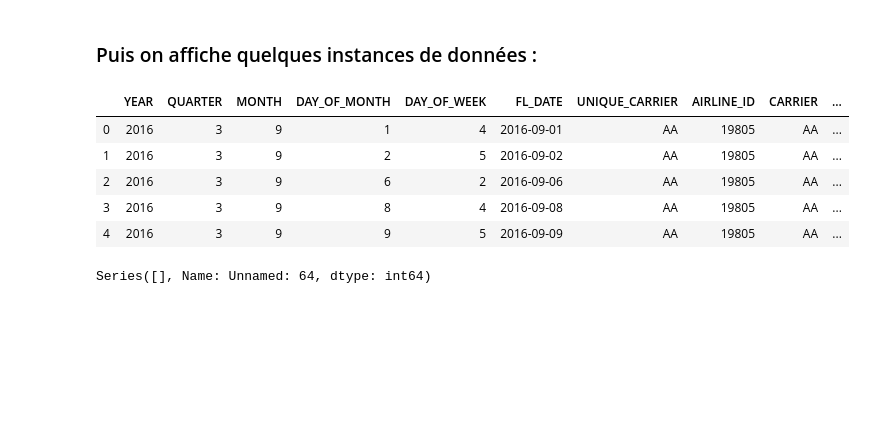
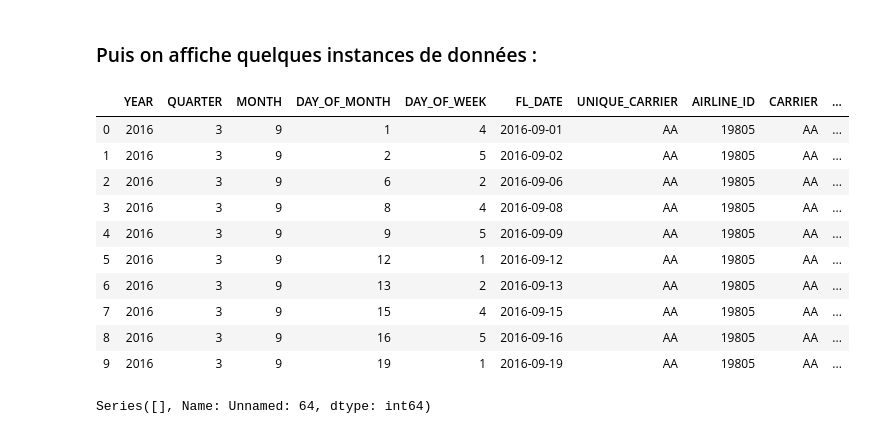
Before and after one commit to Severac/openclassrooms, a Jupyter notebook: PJ4/PJ4_dataexplore.ipynb, the cells around one changed output. Cells and saved outputs as stored; diff of their text form; code cells hidden in the pictures; blank space fills up the shorter version.

```diff
--- a/PJ4/PJ4_dataexplore.ipynb
+++ b/PJ4/PJ4_dataexplore.ipynb
@@ -125,6 +130,8 @@ Loading file datasets/transats/2016_01.csv
 Loading file datasets/transats/2016_10.csv
 Loading file datasets/transats/2016_11.csv
 Loading file datasets/transats/2016_08.csv
+# %%
+df.reset_index(drop=True, inplace=True)
 # %% [markdown]
 ###  On vérifie que le nombre de lignes intégrées dans le Dataframe correspond au nombre de lignes du fichier
 # %%
@@ -144,14 +151,19 @@ Nombre d'instances dans le dataframe: 5635978
 # %% [markdown]
 ### Puis on affiche quelques instances de données :
 # %%
-df.head(5)
+df.head(10)
 # %% [output]
 |  | YEAR | QUARTER | MONTH | DAY_OF_MONTH | DAY_OF_WEEK | FL_DATE | UNIQUE_CARRIER | AIRLINE_ID | CARRIER | ... |
 | 0 | 2016 | 3 | 9 | 1 | 4 | 2016-09-01 | AA | 19805 | AA | ... |
 | 1 | 2016 | 3 | 9 | 2 | 5 | 2016-09-02 | AA | 19805 | AA | ... |
 | 2 | 2016 | 3 | 9 | 6 | 2 | 2016-09-06 | AA | 19805 | AA | ... |
 | 3 | 2016 | 3 | 9 | 8 | 4 | 2016-09-08 | AA | 19805 | AA | ... |
 | 4 | 2016 | 3 | 9 | 9 | 5 | 2016-09-09 | AA | 19805 | AA | ... |
+| 5 | 2016 | 3 | 9 | 12 | 1 | 2016-09-12 | AA | 19805 | AA | ... |
+| 6 | 2016 | 3 | 9 | 13 | 2 | 2016-09-13 | AA | 19805 | AA | ... |
+| 7 | 2016 | 3 | 9 | 15 | 4 | 2016-09-15 | AA | 19805 | AA | ... |
+| 8 | 2016 | 3 | 9 | 16 | 5 | 2016-09-16 | AA | 19805 | AA | ... |
+| 9 | 2016 | 3 | 9 | 19 | 1 | 2016-09-19 | AA | 19805 | AA | ... |
 # %%
 df['Unnamed: 64'].value_counts()
 # %% [output]
```
Also changed, not shown: parts of 79 cells of this notebook, 3 other files.
